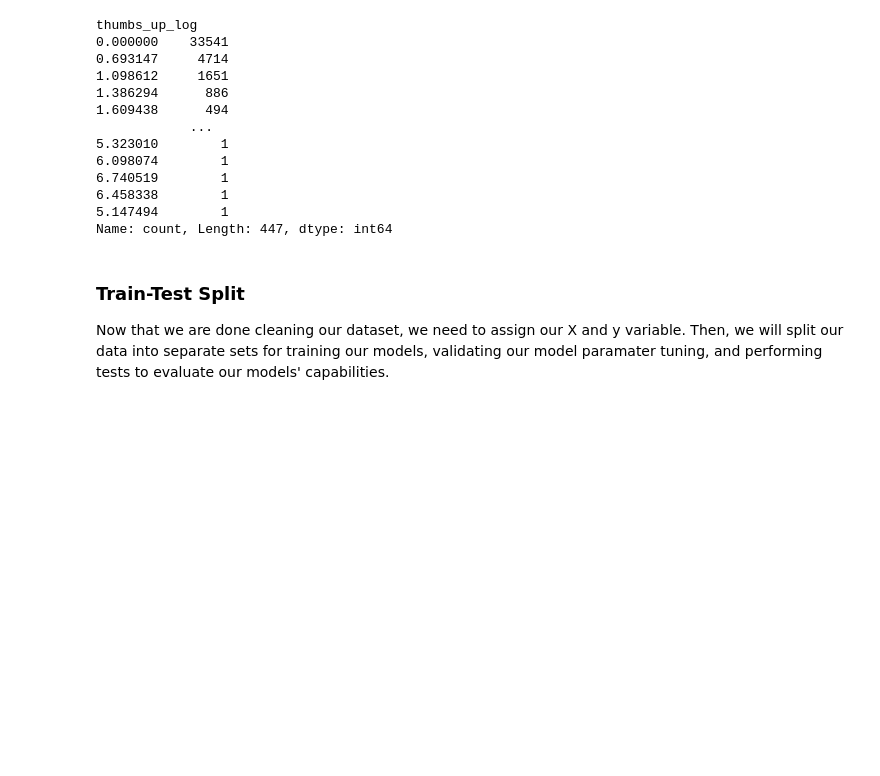
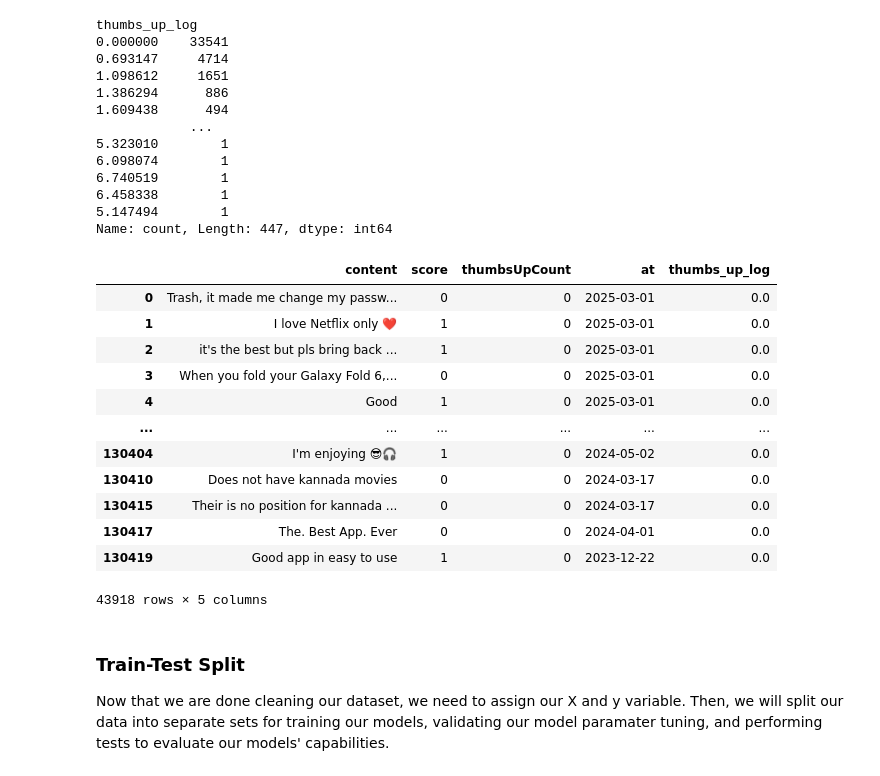
Before and after one commit to momopajamas/predicting_netflix_user_reviews, a Jupyter notebook: notebook.ipynb, the cells around one changed output. Cells and saved outputs as stored; diff of their text form; code cells hidden in the pictures; blank space fills up the shorter version.

```diff
--- a/notebook.ipynb
+++ b/notebook.ipynb
@@ -310,6 +327,22 @@ thumbs_up_log
 6.458338        1
 5.147494        1
 Name: count, Length: 447, dtype: int64
+# %%
+df_clean
+# %% [output]
+|  | content | score | thumbsUpCount | at | thumbs_up_log |
+| 0 | Trash, it made me change my passw... | 0 | 0 | 2025-03-01 | 0.0 |
+| 1 | I love Netflix only ❤️ | 1 | 0 | 2025-03-01 | 0.0 |
+| 2 | it's the best but pls bring back ... | 1 | 0 | 2025-03-01 | 0.0 |
+| 3 | When you fold your Galaxy Fold 6,... | 0 | 0 | 2025-03-01 | 0.0 |
+| 4 | Good | 1 | 0 | 2025-03-01 | 0.0 |
+| ... | ... | ... | ... | ... | ... |
+| 130404 | I'm enjoying 😎🎧 | 1 | 0 | 2024-05-02 | 0.0 |
+| 130410 | Does not have kannada movies | 0 | 0 | 2024-03-17 | 0.0 |
+| 130415 | Their is no position for kannada ... | 0 | 0 | 2024-03-17 | 0.0 |
+| 130417 | The. Best App. Ever | 0 | 0 | 2024-04-01 | 0.0 |
+| 130419 | Good app in easy to use | 1 | 0 | 2023-12-22 | 0.0 |
+43918 rows × 5 columns
 # %% [markdown]
 ### Train-Test Split
 
```
Also changed, not shown: parts of 19 cells of this notebook.
